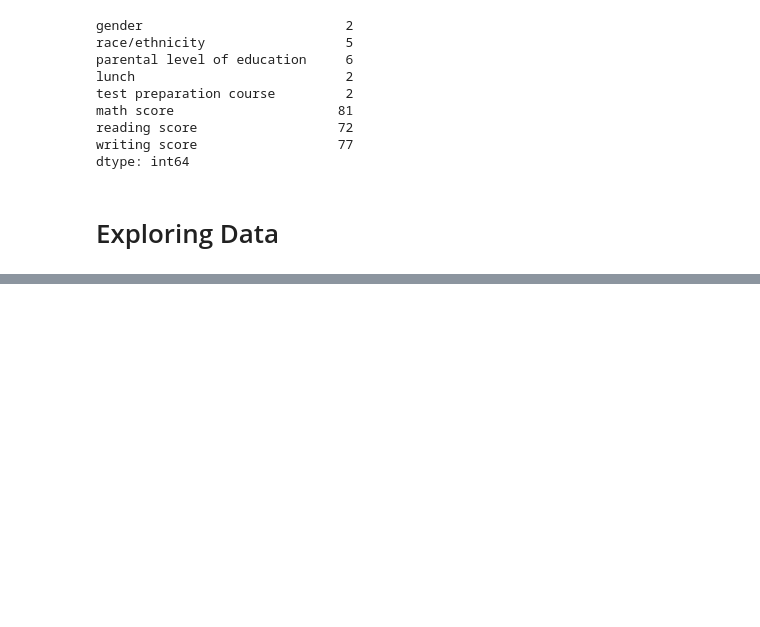
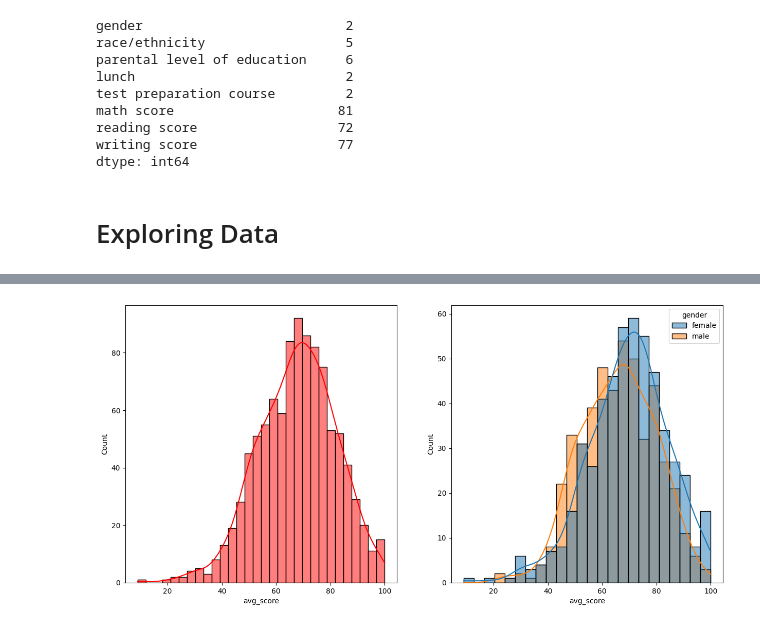
Before and after one commit to Toji339/MachineLearningProject, a Jupyter notebook: notebook/EDA STUDENT PERFORMANCE.ipynb, the cells around one changed output, grey strips where cells are left out. Saved outputs shown, nothing was run; the diff lists cells and outputs as text; code cells hidden in the pictures; blank space fills up the shorter version.

```diff
--- a/notebook/EDA STUDENT PERFORMANCE.ipynb
+++ b/notebook/EDA STUDENT PERFORMANCE.ipynb
@@ -112,0 +115,5 @@ Categories in test preparation course variable: ['none' 'completed']
+# %%
+# Adding columns to find avg and total score of each student
+df['total_score'] = df['math score'] + df['reading score'] + df['writing score']
+df['avg_score'] = df['total_score'] / 3
+df.head()
@@ -112,0 +172,9 @@ Categories in test preparation course variable: ['none' 'completed']
+# %%
+fig, axis = plt.subplots(1,2, figsize = (15,7))
+plt.subplot(121)
+sns.histplot(data = df, x = 'avg_score',bins = 30,kde=True,color = 'r')
+plt.subplot(122)
+sns.histplot(data = df, x = 'avg_score', kde = True, hue = 'gender')
+plt.show()
+# %% [output]
+[figure, added]
```
Also changed, not shown: parts of 14 cells of this notebook.
